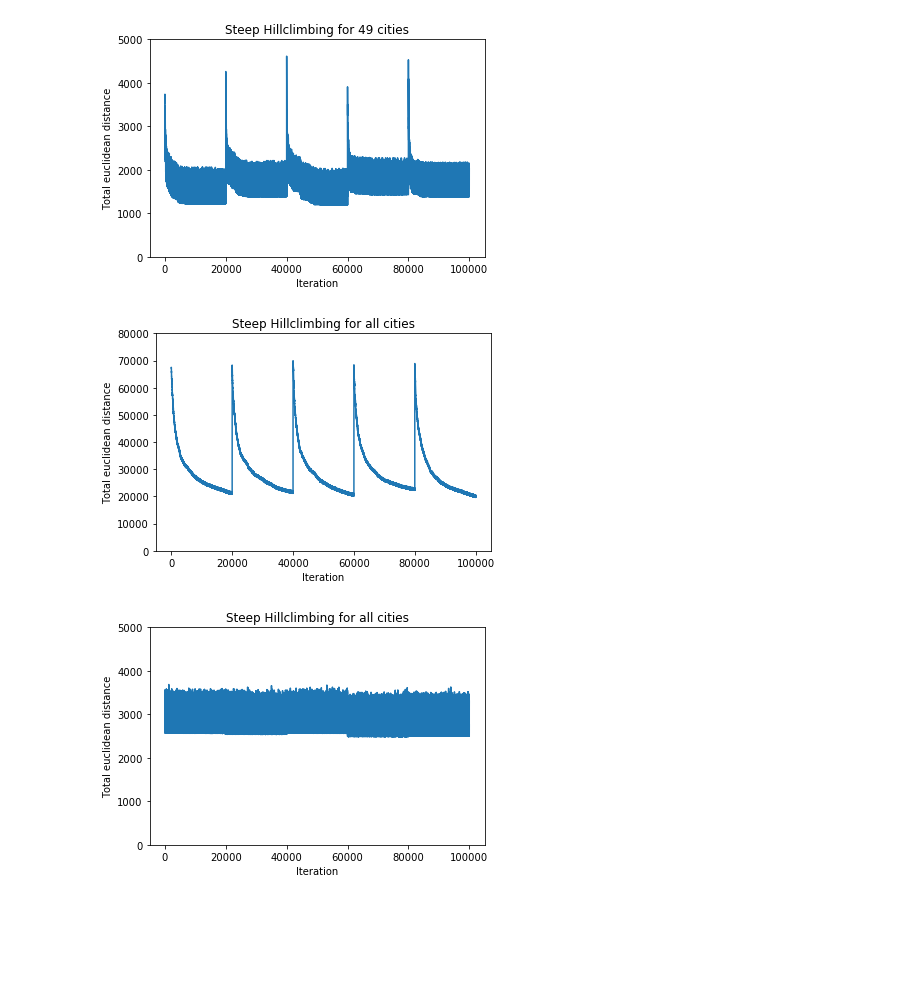
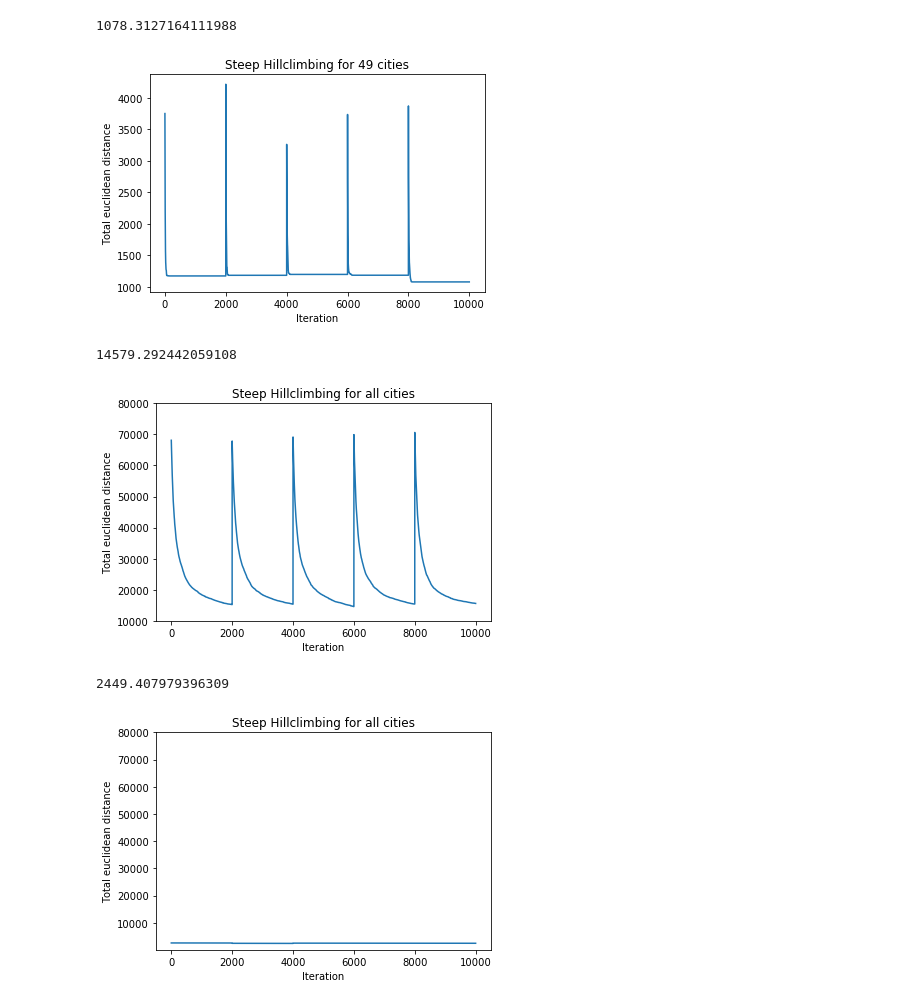
Before and after one commit to SimonDeussen/mas-ws-20, a Jupyter notebook: assignments/ai/05/assignment-05/src/plotting.ipynb, the cells around one changed output. Drawn from its saved outputs; the diff is of its cells as text; code cells hidden in the pictures; blank space fills up the shorter version.

```diff
--- a/assignments/ai/05/assignment-05/src/plotting.ipynb
+++ b/assignments/ai/05/assignment-05/src/plotting.ipynb
@@ -46,36 +52,43 @@ plt.show()
 # %%
 shortest_distance, shortest_sequence, distances = hill_climb(partial_cities, generate_report=True, steepest_hill=True)
+print(shortest_distance)
+
 plt.plot(list(range(len(distances))), distances)
 plt.title("Steep Hillclimbing for 49 cities")
 
-plt.axis([-5000,105000, 0,5000]) # set axis
+# plt.axis([-5000,105000, 0,5000]) # set axis
 plt.xlabel("Iteration")
 plt.ylabel("Total euclidean distance")
 
 plt.show()
 # %% [output]
+1078.3127164111988
-[figure, old version]
+[figure, new version]
 # %%
 shortest_distance, shortest_sequence, distances = hill_climb(full_cities, generate_report=True, steepest_hill=True)
+print(shortest_distance)
 plt.plot(list(range(len(distances))), distances)
 plt.title("Steep Hillclimbing for all cities")
 
-plt.axis([-5000,105000, 0,80000]) # set axis
+plt.axis([-500,10500, 10000,80000]) # set axis
 plt.xlabel("Iteration")
 plt.ylabel("Total euclidean distance")
 
 plt.show()
 # %% [output]
+14579.292442059108
-[figure, old version]
+[figure, new version]
 # %%
 shortest_distance, shortest_sequence, distances = hill_climb(full_cities, generate_report=True, steepest_hill=True, pre_sort=True)
+print(shortest_distance)
 plt.plot(list(range(len(distances))), distances)
 plt.title("Steep Hillclimbing for all cities")
 
-plt.axis([-5000,105000, 0,5000]) # set axis
+plt.axis([-500,10500, 100,80000]) # set axis
 plt.xlabel("Iteration")
 plt.ylabel("Total euclidean distance")
 
 plt.show()
 # %% [output]
+2449.407979396309
-[figure, old version]
+[figure, new version]
```
Also changed, not shown: parts of 2 cells of this notebook, 11 other files.
